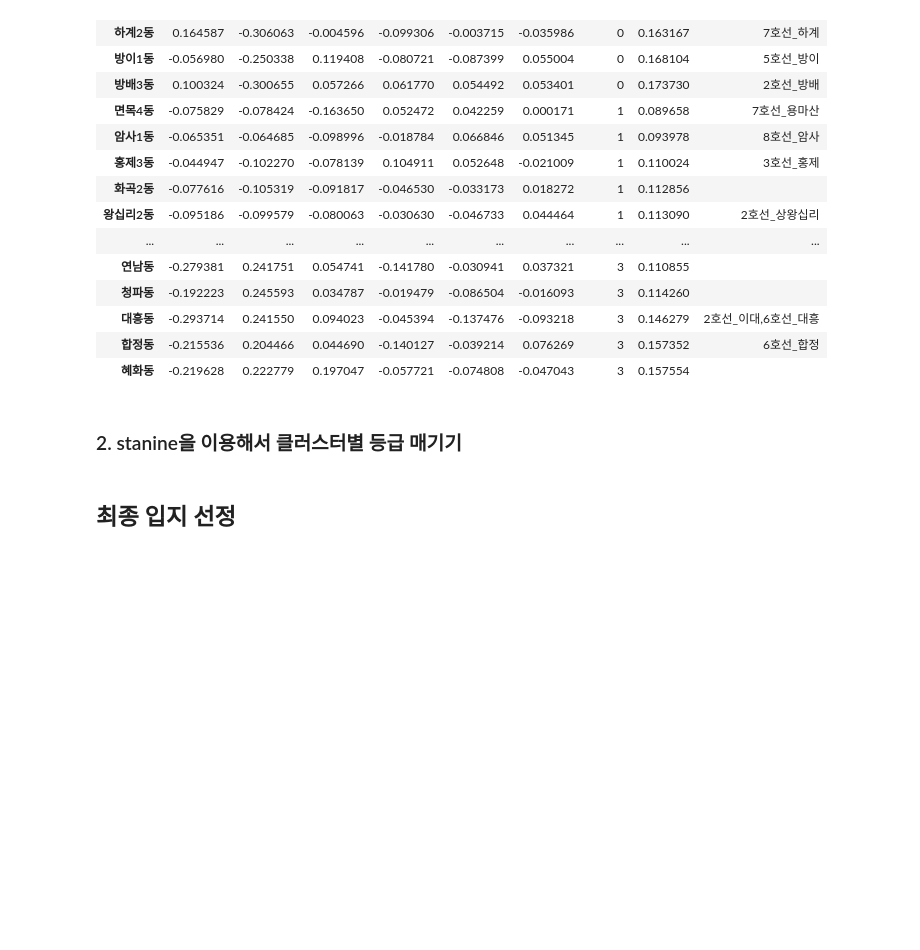
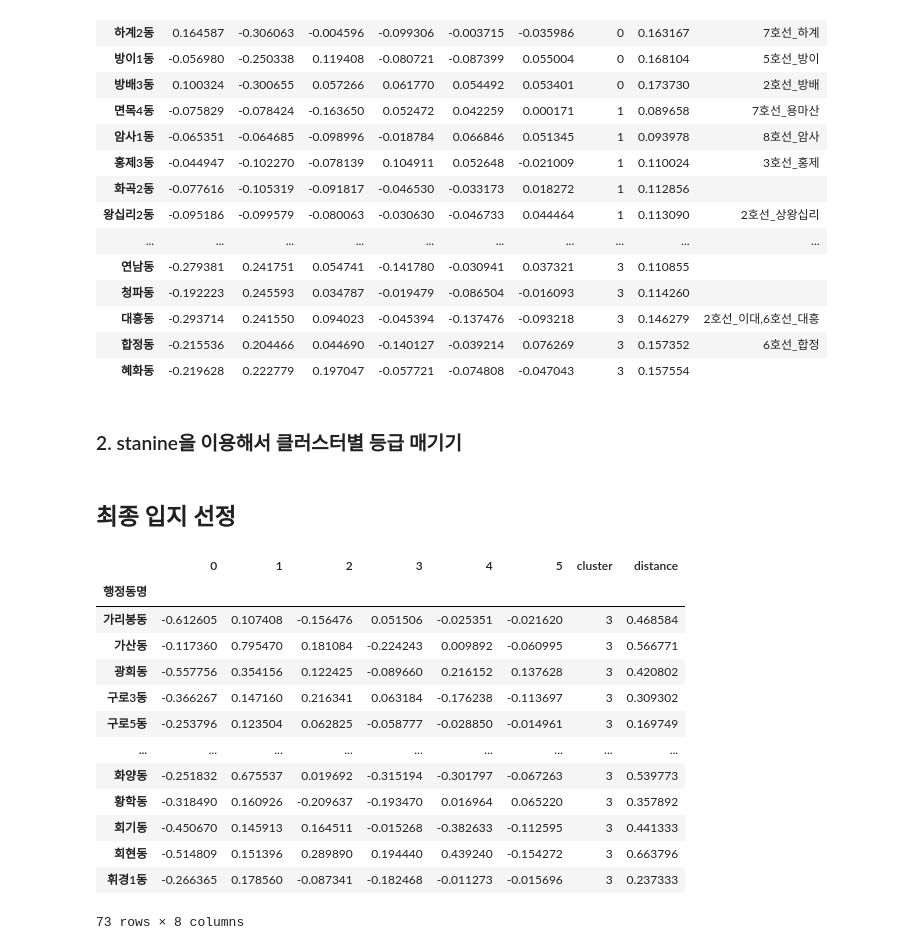
Before and after one commit to sesac-2023/cha_workspace, a Jupyter notebook: individual_tests/PJT_final_2023/modeling/optimal_location.ipynb, the cells around one changed output. Cells and saved outputs as stored; diff of their text form; code cells hidden in the pictures; blank space fills up the shorter version.

```diff
--- a/individual_tests/PJT_final_2023/modeling/optimal_location.ipynb
+++ b/individual_tests/PJT_final_2023/modeling/optimal_location.ipynb
@@ -89,3 +89,20 @@ scaled_df = pd.read_csv('./data/minmax_scaling.csv', index_col=0)
 original_df = pd.read_csv('./data/final_data_after_winsorization_with_selected_features.csv', index_col=0)
 # %% [markdown]
 ## 최종 입지 선정
+# %%
+pca_cluster_3
+# %% [output]
+|  | 0 | 1 | 2 | 3 | 4 | 5 | cluster | distance |
+| 행정동명 |  |  |  |  |  |  |  |  |
+| 가리봉동 | -0.612605 | 0.107408 | -0.156476 | 0.051506 | -0.025351 | -0.021620 | 3 | 0.468584 |
+| 가산동 | -0.117360 | 0.795470 | 0.181084 | -0.224243 | 0.009892 | -0.060995 | 3 | 0.566771 |
+| 광희동 | -0.557756 | 0.354156 | 0.122425 | -0.089660 | 0.216152 | 0.137628 | 3 | 0.420802 |
+| 구로3동 | -0.366267 | 0.147160 | 0.216341 | 0.063184 | -0.176238 | -0.113697 | 3 | 0.309302 |
+| 구로5동 | -0.253796 | 0.123504 | 0.062825 | -0.058777 | -0.028850 | -0.014961 | 3 | 0.169749 |
+| ... | ... | ... | ... | ... | ... | ... | ... | ... |
+| 화양동 | -0.251832 | 0.675537 | 0.019692 | -0.315194 | -0.301797 | -0.067263 | 3 | 0.539773 |
+| 황학동 | -0.318490 | 0.160926 | -0.209637 | -0.193470 | 0.016964 | 0.065220 | 3 | 0.357892 |
+| 회기동 | -0.450670 | 0.145913 | 0.164511 | -0.015268 | -0.382633 | -0.112595 | 3 | 0.441333 |
+| 회현동 | -0.514809 | 0.151396 | 0.289890 | 0.194440 | 0.439240 | -0.154272 | 3 | 0.663796 |
+| 휘경1동 | -0.266365 | 0.178560 | -0.087341 | -0.182468 | -0.011273 | -0.015696 | 3 | 0.237333 |
+73 rows × 8 columns
```
Also changed, not shown: 2 other files.
